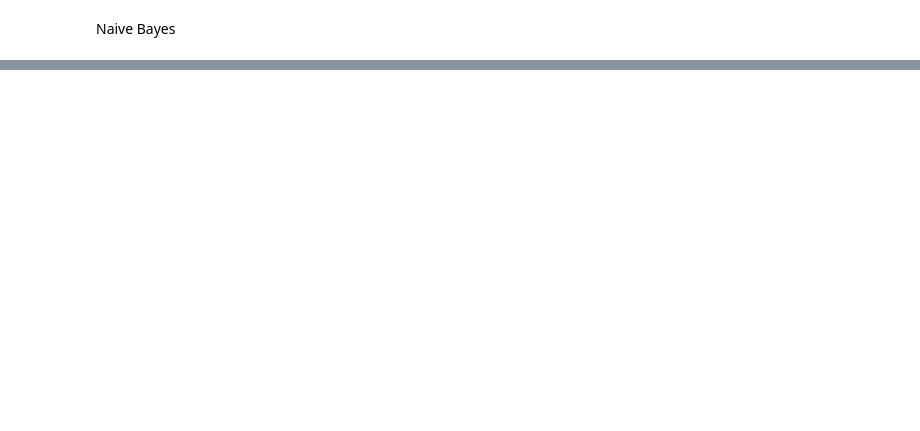
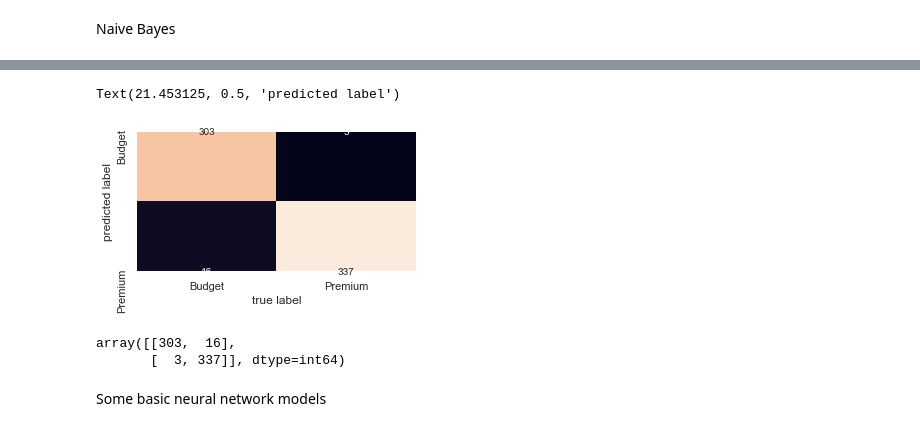
Before and after one commit to seaireal/brand_premiumization, a Jupyter notebook: msds577_project.ipynb, the cells around one changed output, grey strips where cells are left out. Cells and saved outputs as stored; diff of their text form; code cells hidden in the pictures; blank space fills up the shorter version.

```diff
--- a/msds577_project.ipynb
+++ b/msds577_project.ipynb
@@ -120 +135,12 @@ baseline_model = MultinomialNB()
+# %%
+description_array = np.array(description.values.tolist())
+# %%
+from sklearn.model_selection import train_test_split
+X_train, X_test, y_train, y_test = train_test_split(description_array, Premium_NonPremium, test_size=0.2, random_state=100)
+# %%
+from sklearn.feature_extraction.text import TfidfVectorizer
+from sklearn.naive_bayes import MultinomialNB
+from sklearn.pipeline import make_pipeline
+
+NB_model = make_pipeline(TfidfVectorizer(), MultinomialNB())
 # %%
@@ -123,0 +156,17 @@ ValueError: Input X must be non-negative
+# %%
+from sklearn.metrics import confusion_matrix
+mat = confusion_matrix(y_test, y_pred_nb)
+plt.figure(figsize=(5,5))
+sns.heatmap(mat.T, square=True, annot=True, fmt='d', cbar=False, xticklabels = axis, yticklabels = axis)
+plt.xlabel('true label')
+plt.ylabel('predicted label')
+# %% [output]
+Text(21.453125, 0.5, 'predicted label')
+[figure, added]
+# %%
+mat
+# %% [output]
+array([[303,  16],
+       [  3, 337]], dtype=int64)
+# %% [markdown]
+Some basic neural network models
```
Also changed, not shown: parts of 24 cells of this notebook.
